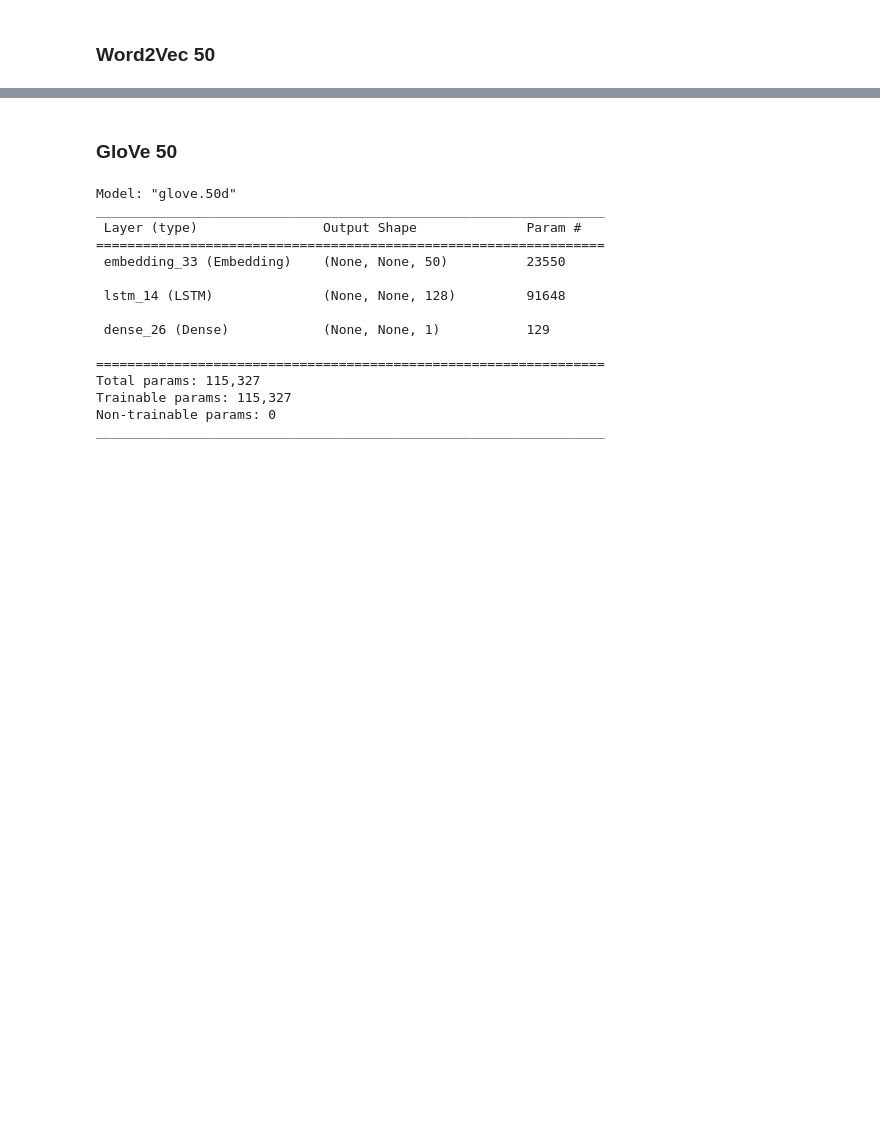
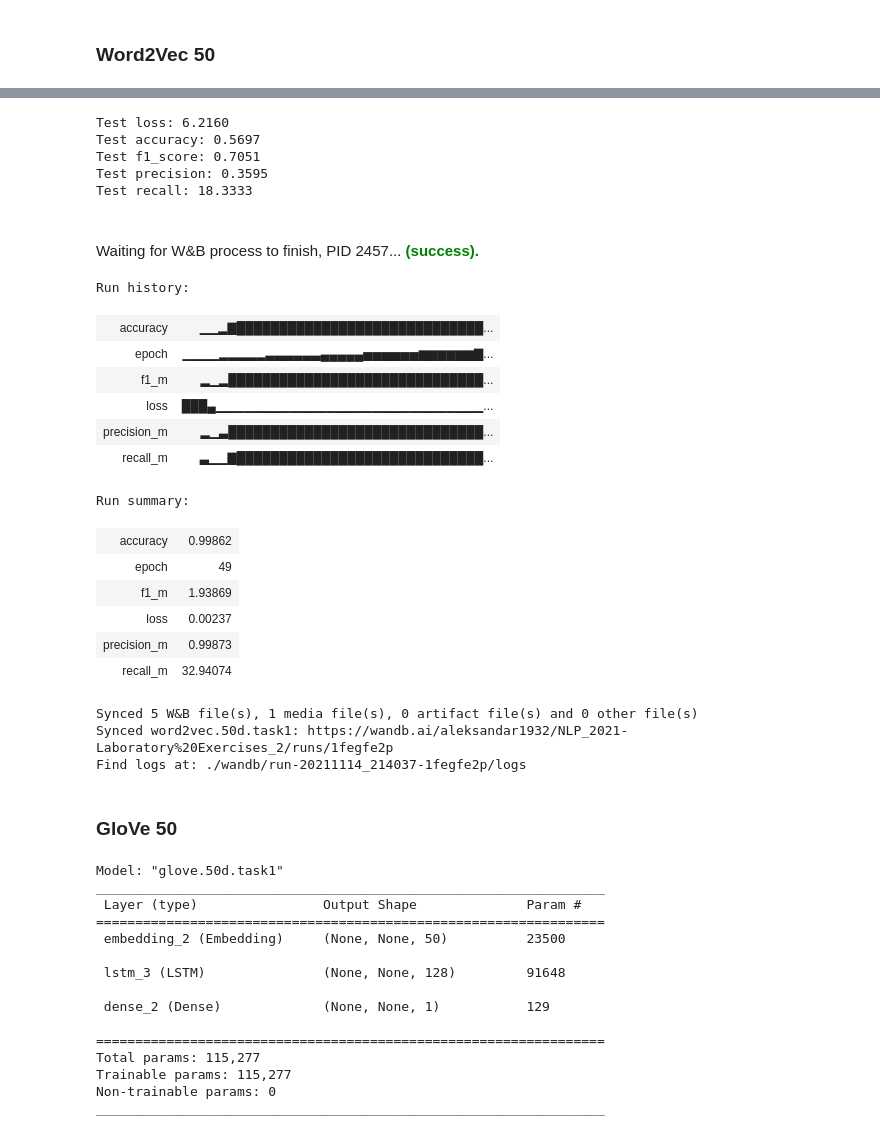
Before and after one commit to Aleksandar1932/NLP_2021, a Jupyter notebook: Laboratory Exercises/2/Laboratory Exercise 2.ipynb, the cells around one changed output, grey strips where cells are left out. Drawn from its saved outputs; the diff is of its cells as text; code cells hidden in the pictures; blank space fills up the shorter version.

Commit message:
[LAB-DEV] Complete Laboratory Exercise 2

```diff
--- a/Laboratory Exercises/2/Laboratory Exercise 2.ipynb
+++ b/Laboratory Exercises/2/Laboratory Exercise 2.ipynb
@@ -95,6 +180,3 @@ y = df['misogynous']
 # %%
 embeddings = {
-    10: load_embedding_weights(vocabulary, 10, 'word2vecSG', "."),
-    50: load_embedding_weights(vocabulary, 50, 'word2vecSG', "."),
-    100: load_embedding_weights(vocabulary, 100, 'word2vecSG', ".")
-}
+    50: load_embedding_weights(vocabulary, 50, 'word2vecSG', ".")}
@@ -180,13 +286,13 @@ Find logs at: ./wandb/run-20211113_173217-4k00y4cp/logs
 # %% [markdown]
 ### Word2Vec 50
 # %%
-model = Sequential(name="word2vec.50d")
+model = Sequential(name="word2vec.50d.task1")
 
-model.add(Embedding(input_dim = vocabulary_size + 1, weights=[embeddings[100]], output_dim=100))
+model.add(Embedding(input_dim = vocabulary_size, weights=[embeddings[50]], output_dim=50))
 model.add(LSTM(units=64, return_sequences=True))
 model.add(LSTM(units=128, return_sequences=True))
 model.add(Dense(1, activation='sigmoid'))
 
-model.compile(optimizer=Adam(learning_rate = 0.01), loss=binary_crossentropy, metrics=['accuracy'])
+model.compile(optimizer=Adam(learning_rate = 0.01), loss=binary_crossentropy, metrics=['accuracy', f1_m,precision_m, recall_m])
 model.summary()
 # %% [output]
@@ -247,28 +341,61 @@ Find logs at: ./wandb/run-20211113_173125-1ni054vf/logs
+# %%
+loss, accuracy, f1_score, precision, recall = model.evaluate(X_test, y_test, verbose=0)
+print(f'Test loss: {loss:.4f}')
+print(f'Test accuracy: {accuracy:.4f}')
+print(f'Test f1_score: {f1_score:.4f}')
+print(f'Test precision: {precision:.4f}')
+print(f'Test recall: {recall:.4f}')
+
+run.finish()
+# %% [output]
+Test loss: 6.2160
+Test accuracy: 0.5697
+Test f1_score: 0.7051
+Test precision: 0.3595
+Test recall: 18.3333
+Waiting for W&B process to finish, PID 2457... (success).
+Run history:
+| accuracy | ▁▁▂▇█████████████████████████████... |
+| epoch | ▁▁▁▁▂▂▂▂▂▃▃▃▃▃▃▄▄▄▄▄▅▅▅▅▅▅▆▆▆▆▆▆▇... |
+| f1_m | ▂▁▂██████████████████████████████... |
+| loss | ███▄▁▁▁▁▁▁▁▁▁▁▁▁▁▁▁▁▁▁▁▁▁▁▁▁▁▁▁▁▁... |
+| precision_m | ▂▁▃██████████████████████████████... |
+| recall_m | ▃▁▁▇█████████████████████████████... |
+Run summary:
+| accuracy | 0.99862 |
+| epoch | 49 |
+| f1_m | 1.93869 |
+| loss | 0.00237 |
+| precision_m | 0.99873 |
+| recall_m | 32.94074 |
+Synced 5 W&B file(s), 1 media file(s), 0 artifact file(s) and 0 other file(s)
+Synced word2vec.50d.task1: https://wandb.ai/aleksandar1932/NLP_2021-Laboratory%20Exercises_2/runs/1fegfe2p
+Find logs at: ./wandb/run-20211114_214037-1fegfe2p/logs
 # %% [markdown]
 ### GloVe 50
 # %%
-model = Sequential(name="glove.50d")
+model = Sequential(name="glove.50d.task1")
 
-model.add(Embedding(input_dim = vocabulary_size+1, output_dim=50))
+model.add(Embedding(input_dim = vocabulary_size, output_dim=50))
 model.add(LSTM(units=128, return_sequences=True))
 model.add(Dense(1, activation='sigmoid'))
 
-model.compile(optimizer=Adam(learning_rate = 0.05), loss=binary_crossentropy, metrics=['accuracy'])
+model.compile(optimizer=Adam(learning_rate = 0.05), loss=binary_crossentropy, metrics=['accuracy',f1_m,precision_m, recall_m])
 model.summary()
 # %% [output]
-Model: "glove.50d"
+Model: "glove.50d.task1"
 _________________________________________________________________
  Layer (type)                Output Shape              Param #
 =================================================================
- embedding_33 (Embedding)    (None, None, 50)          23550
+ embedding_2 (Embedding)     (None, None, 50)          23500
 
- lstm_14 (LSTM)              (None, None, 128)         91648
+ lstm_3 (LSTM)               (None, None, 128)         91648
 
- dense_26 (Dense)            (None, None, 1)           129
+ dense_2 (Dense)             (None, None, 1)           129
 
 =================================================================
-Total params: 115,327
-Trainable params: 115,327
+Total params: 115,277
+Trainable params: 115,277
 Non-trainable params: 0
 _________________________________________________________________
 # %%
```
Also changed, not shown: parts of 45 cells of this notebook, 1 other file.
